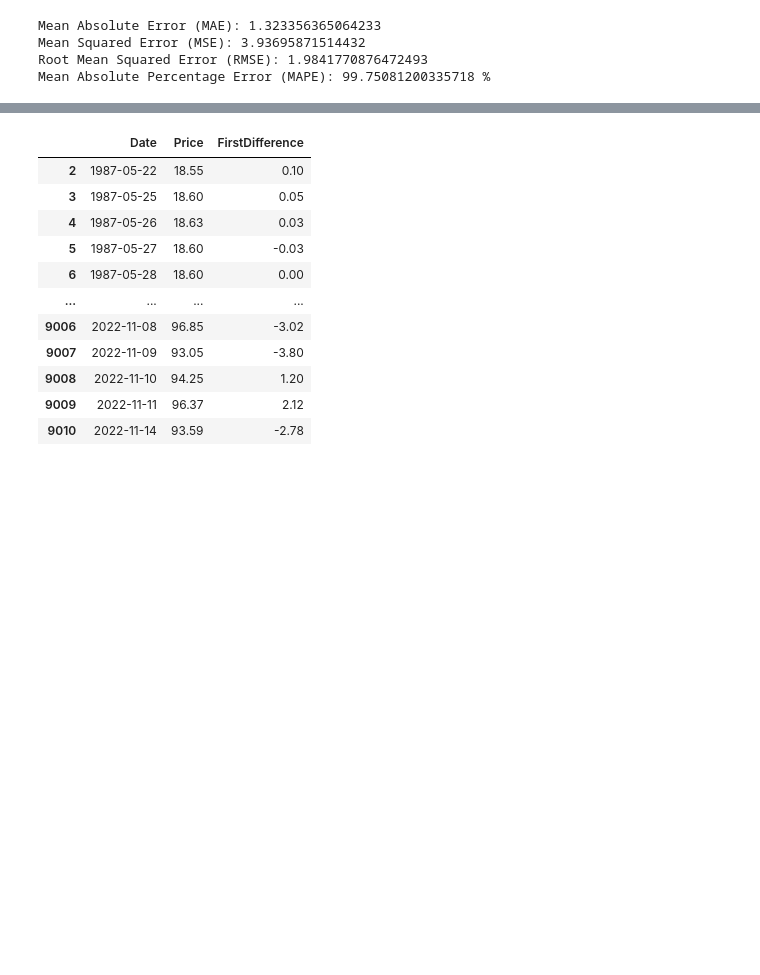
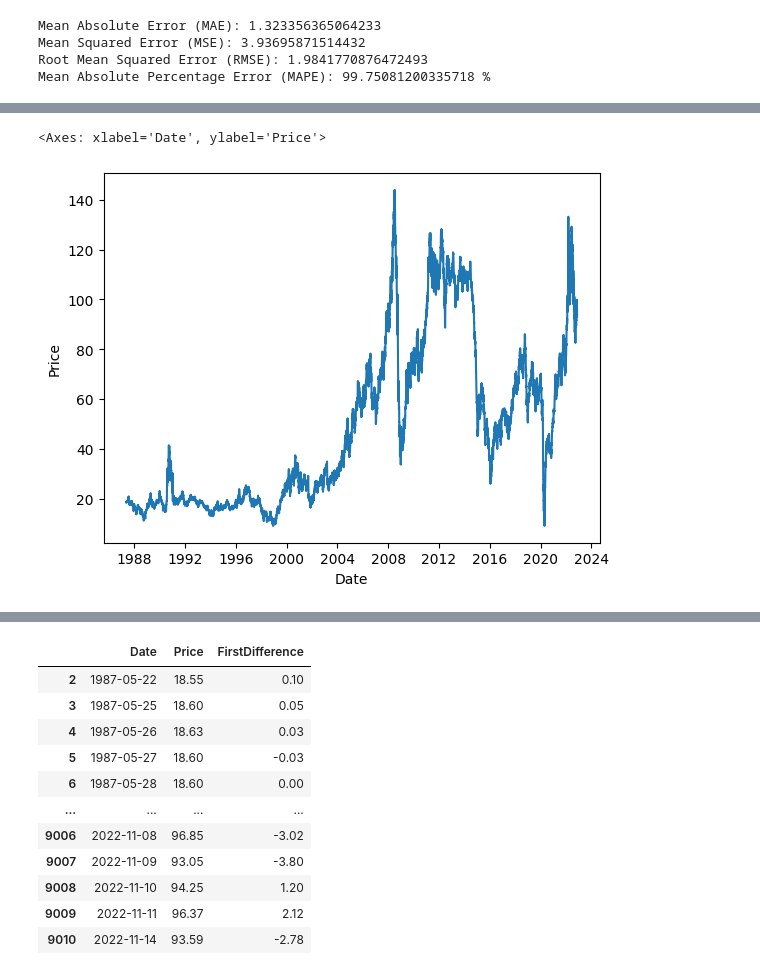
Before and after one commit to wolderufael/Brent_Oil_Price_Change_point_Analysis, a Jupyter notebook: notebook/ARIMA_model.ipynb, the cells around one changed output, grey strips where cells are left out. Cells and saved outputs as stored; diff of their text form; code cells hidden in the pictures; blank space fills up the shorter version.

```diff
--- a/notebook/ARIMA_model.ipynb
+++ b/notebook/ARIMA_model.ipynb
@@ -181,2 +186,5 @@ Mean Absolute Percentage Error (MAPE): 99.75081200335718 %
 # %%
 brent_oil_price_data=pd.read_csv("data/brent_oil_price_data.csv")
+brent_oil_price_data['Date']=pd.to_datetime(brent_oil_price_data['Date'])
+brent_oil_price_data.set_index('Date',inplace=True)
+brent_oil_price_data.head()
@@ -182,0 +199,5 @@ brent_oil_price_data=pd.read_csv("data/brent_oil_price_data.csv")
+# %%
+sns.lineplot(data=brent_oil_price_data,x=brent_oil_price_data.index,y=brent_oil_price_data.Price)
+# %% [output]
+<Axes: xlabel='Date', ylabel='Price'>
+[figure, added]
```
Also changed, not shown: parts of 7 cells of this notebook, 1 other file.
